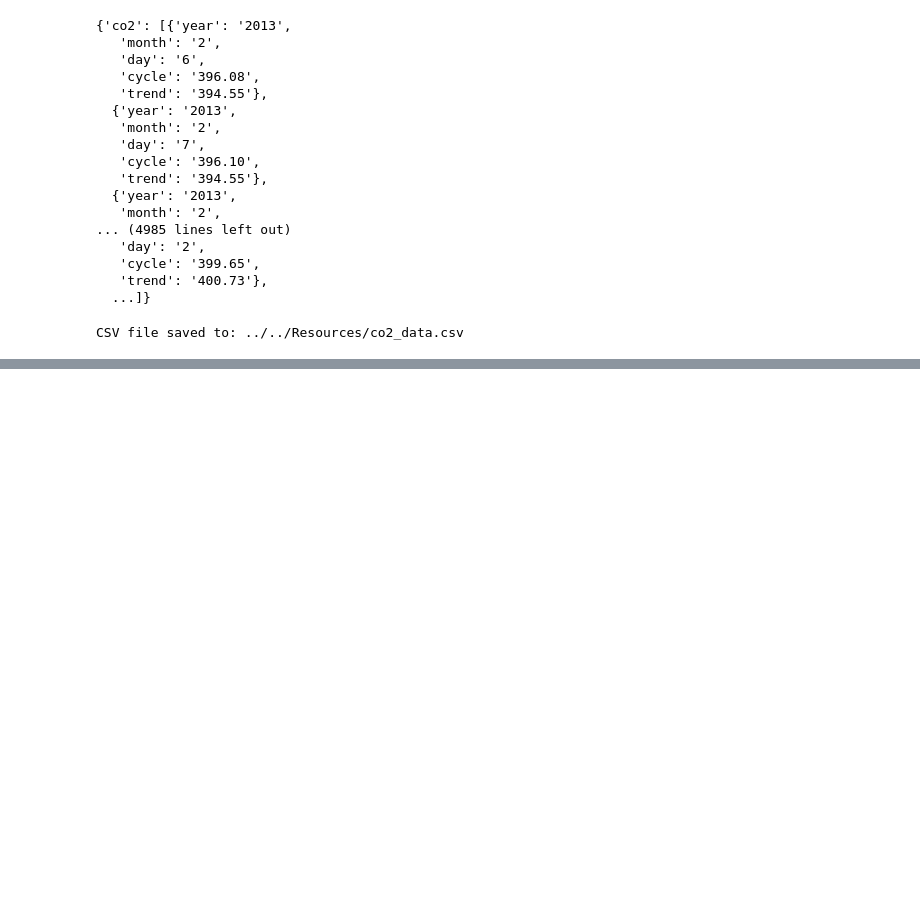
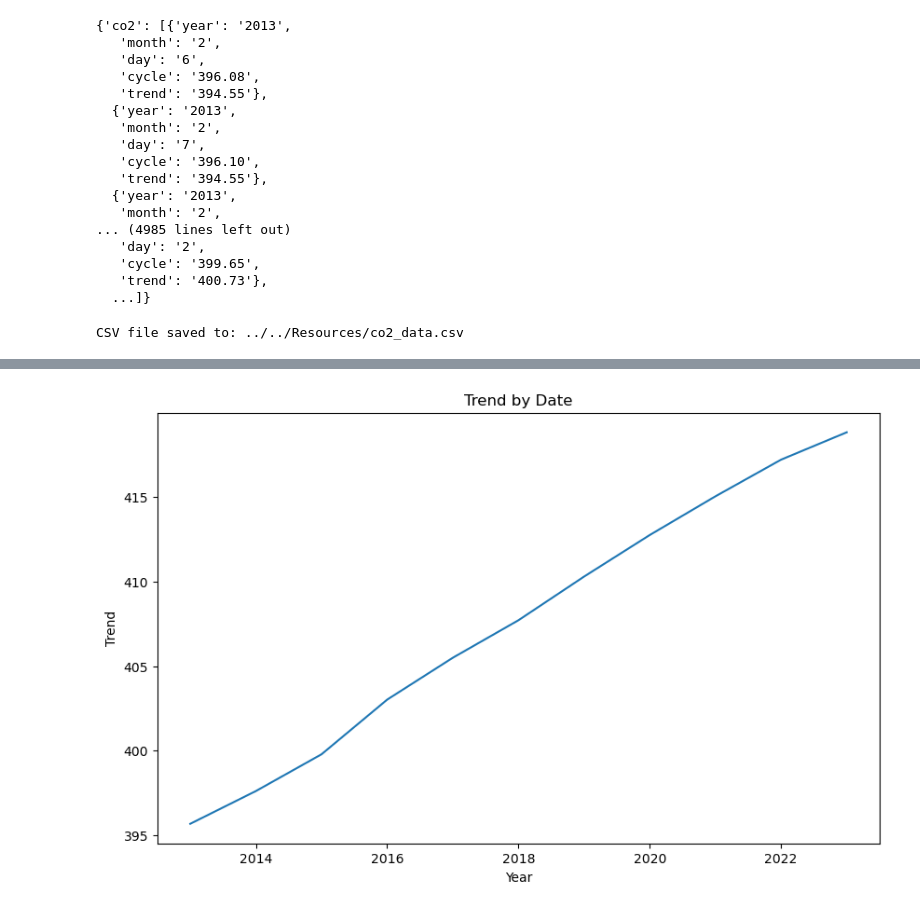
Before and after one commit to jdmandras/Project-3, a Jupyter notebook: Individual Workspaces/Natalia Lopez/Natalia.ipynb, the cells around one changed output, grey strips where cells are left out. Saved outputs shown, nothing was run; the diff lists cells and outputs as text; code cells hidden in the pictures; blank space fills up the shorter version.

Commit message:
plot CO2 by year

```diff
--- a/Individual Workspaces/Natalia Lopez/Natalia.ipynb
+++ b/Individual Workspaces/Natalia Lopez/Natalia.ipynb
@@ -67,3 +68,9 @@ with open(csv_file_path, 'w', newline='') as csv_file:
 print(f'CSV file saved to: {csv_file_path}')
 # %% [output]
 CSV file saved to: ../../Resources/co2_data.csv
+# %%
+# Open and Read CSV File
+co2_data_csv_file_path = '../../resources/co2_data.csv'
+
+co2_data_frame = pd.read_csv(co2_data_csv_file_path)
+co2_data_frame
@@ -69,0 +91,6 @@ CSV file saved to: ../../Resources/co2_data.csv
+# %%
+# Group data by year and perform aggregation (e.g., calculate mean)
+co2_grouped_by_year = co2_data_frame.groupby('year').mean()
+
+# Display the grouped data
+print(co2_grouped_by_year)
@@ -69,0 +111,11 @@ CSV file saved to: ../../Resources/co2_data.csv
+# %%
+# Plotting the trend by date
+co2_grouped_by_year['trend'].plot(figsize=(10, 6))
+plt.title('Trend by Date')
+plt.xlabel('Year')
+plt.ylabel('Trend')
+plot_file_path = 'co2byyear_plot.png'
+plt.savefig(plot_file_path)
+plt.show()
+# %% [output]
+[figure, added]
```
Also changed, not shown: parts of 3 cells of this notebook, 3 other files.
